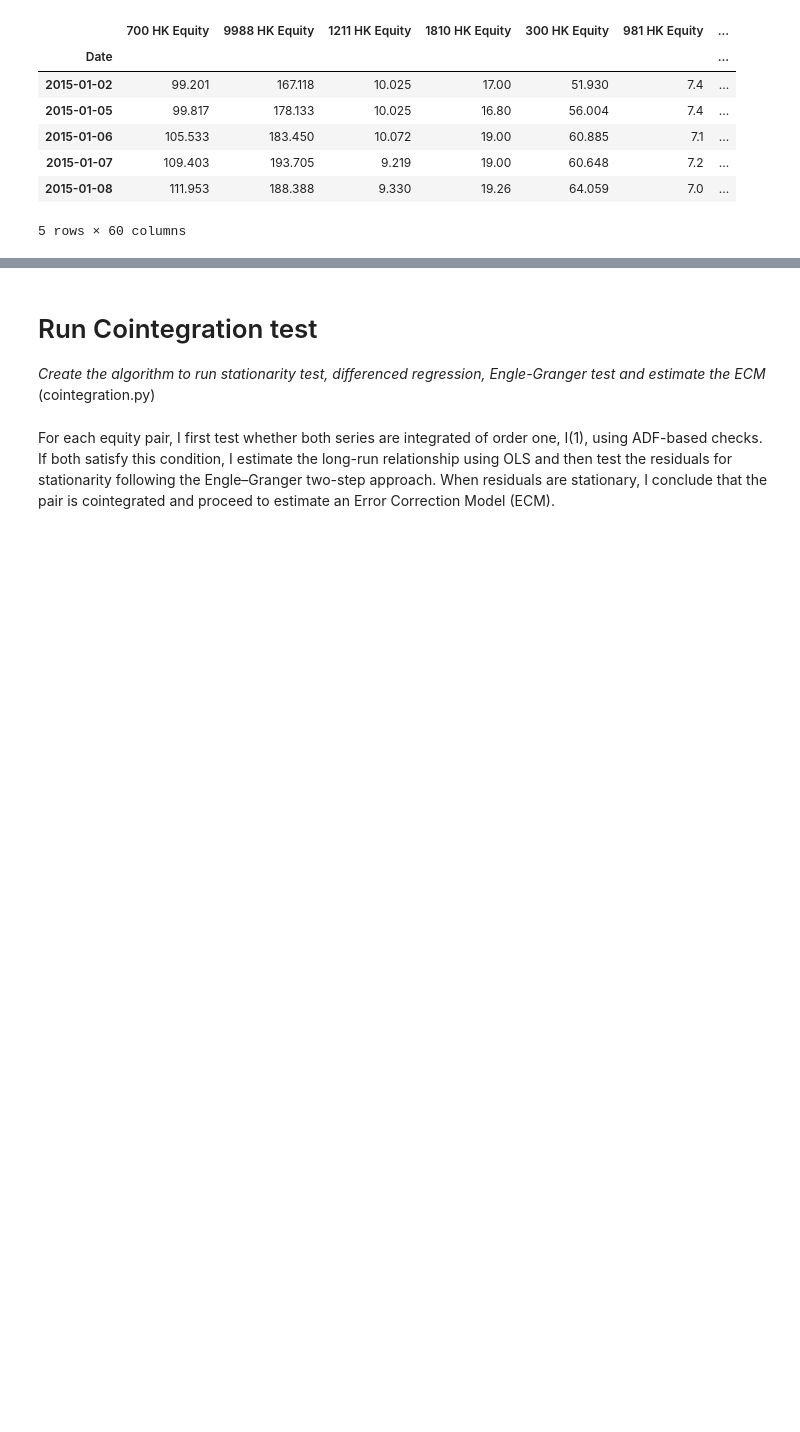
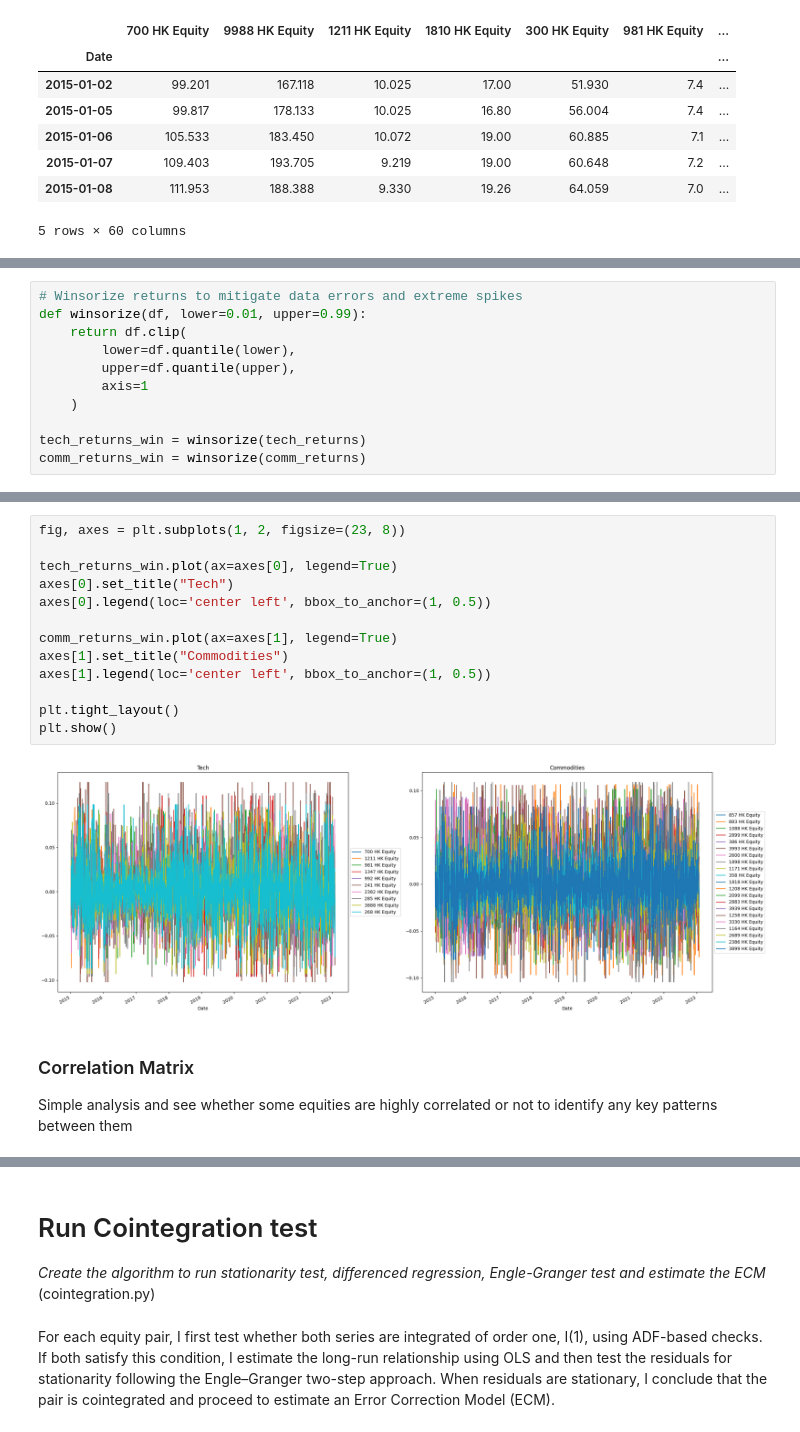
Before and after one commit to hivan04/applied-project-06039211, a Jupyter notebook: scripts/main.ipynb, the cells around one changed output, grey strips where cells are left out. Drawn from its saved outputs; the diff is of its cells as text; blank space fills up the shorter version.

```diff
--- a/scripts/main.ipynb
+++ b/scripts/main.ipynb
@@ -44,0 +252,11 @@ df.head()
+# %%
+# Winsorize returns to mitigate data errors and extreme spikes
+def winsorize(df, lower=0.01, upper=0.99):
+    return df.clip(
+        lower=df.quantile(lower),
+        upper=df.quantile(upper),
+        axis=1
+    )
+
+tech_returns_win = winsorize(tech_returns)
+comm_returns_win = winsorize(comm_returns)
@@ -44,0 +276,19 @@ df.head()
+# %%
+fig, axes = plt.subplots(1, 2, figsize=(23, 8))
+
+tech_returns_win.plot(ax=axes[0], legend=True)
+axes[0].set_title("Tech")
+axes[0].legend(loc='center left', bbox_to_anchor=(1, 0.5))
+
+comm_returns_win.plot(ax=axes[1], legend=True)
+axes[1].set_title("Commodities")
+axes[1].legend(loc='center left', bbox_to_anchor=(1, 0.5))
+
+plt.tight_layout()
+plt.show()
+# %% [output]
+[figure, added]
+# %% [markdown]
+### Correlation Matrix
+
+Simple analysis and see whether some equities are highly correlated or not to identify any key patterns between them
```
Also changed, not shown: parts of 34 cells of this notebook, 59 other files.
